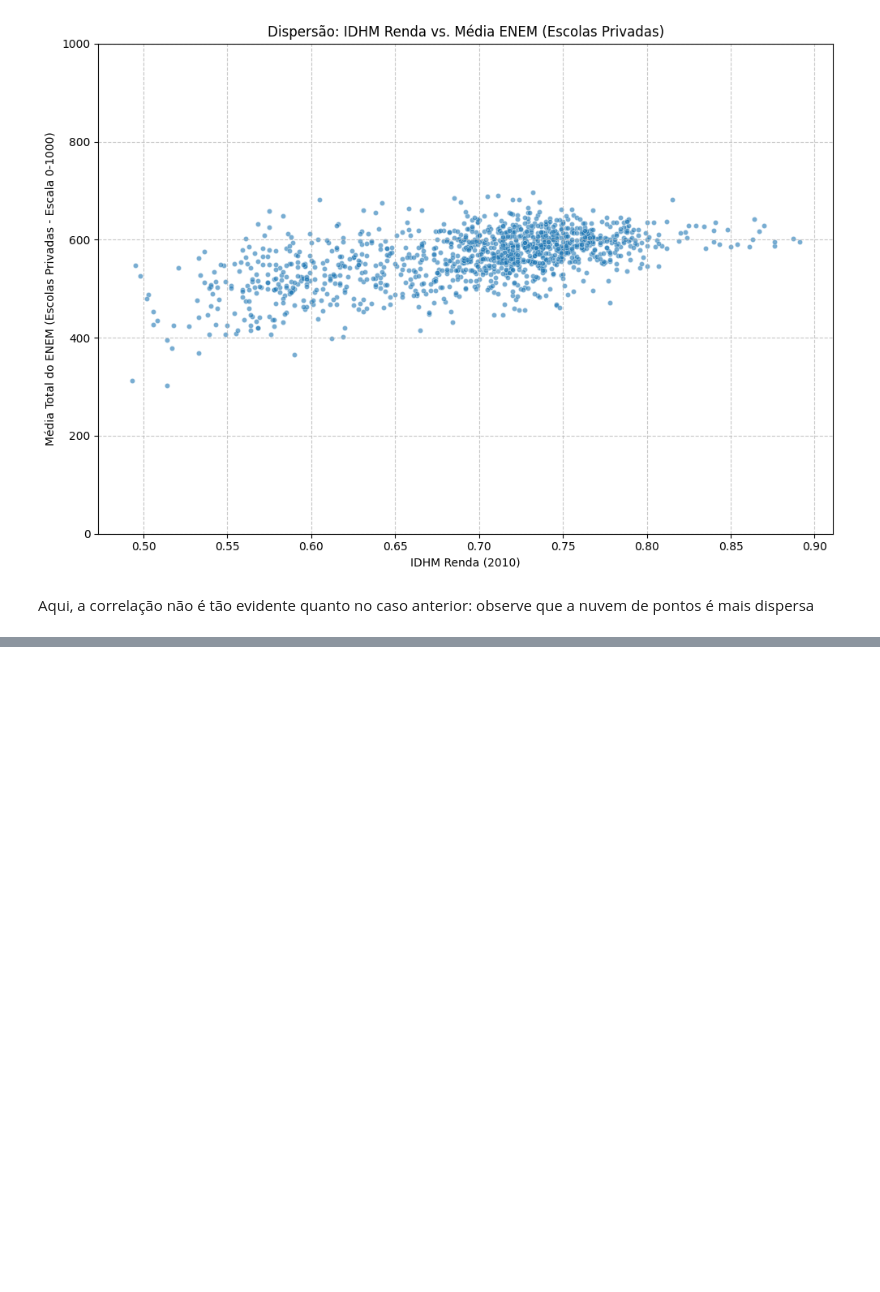
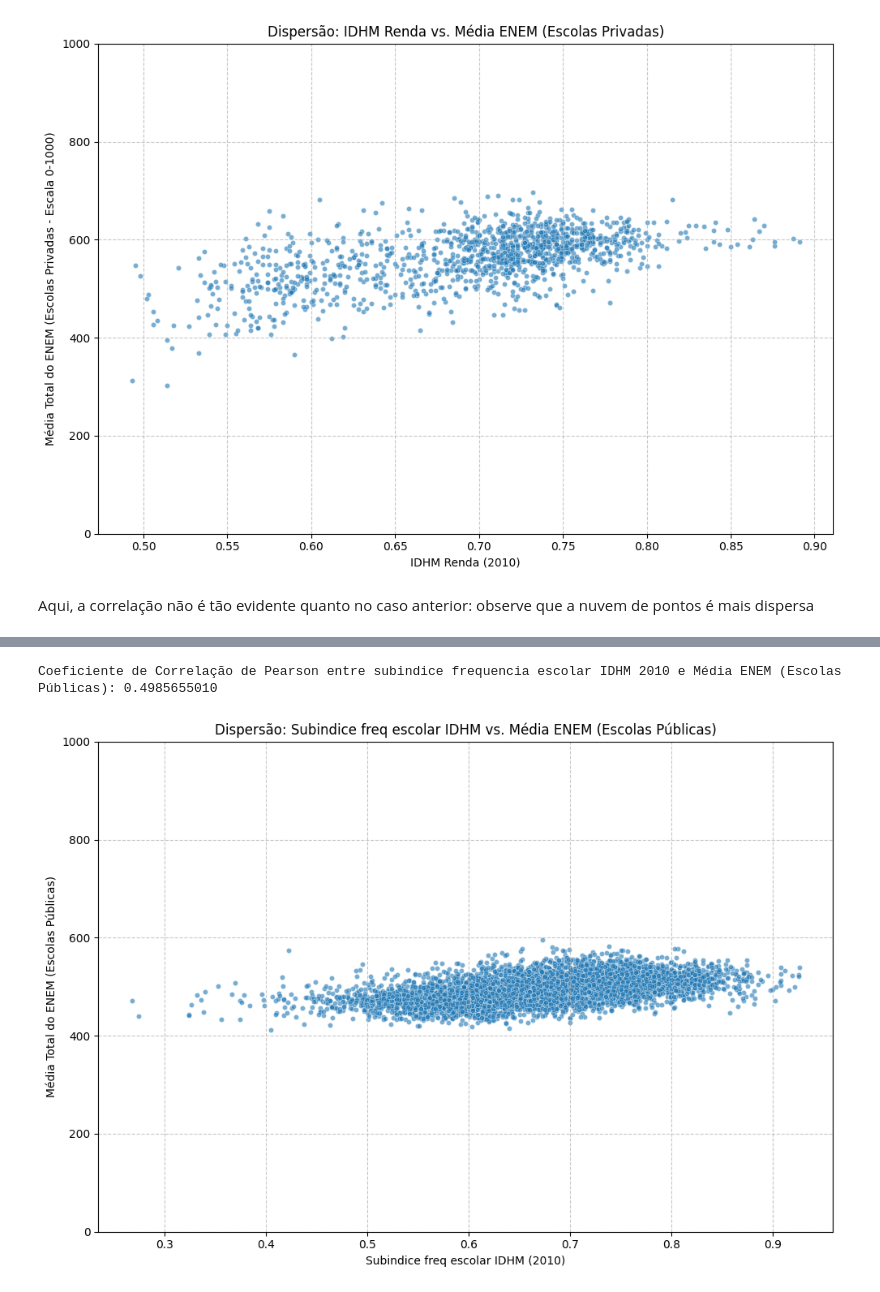
Before and after one commit to JeanBerly/TP2-IBD, a Jupyter notebook: analise.ipynb, the cells around one changed output, grey strips where cells are left out. Saved outputs shown, nothing was run; the diff lists cells and outputs as text; code cells hidden in the pictures; blank space fills up the shorter version.

Commit message:
Query subindice freq escolar IDHM e diferenca entre escolas Federais,estaduais,municipais no enem

```diff
--- a/analise.ipynb
+++ b/analise.ipynb
@@ -828,0 +891,27 @@ Aqui, a correlação não é tão evidente quanto no caso anterior: observe que
+# %%
+if not df_correlacao_freq_escolar_publica.empty:
+        correlacao = df_correlacao_freq_escolar_publica['Subíndice de frequência escolar - IDHM Educação 2010'].corr(df_correlacao_freq_escolar_publica['media_enem_publica_1000'])
+        print(f"\nCoeficiente de Correlação de Pearson entre subindice frequencia escolar IDHM 2010 e Média ENEM (Escolas Públicas): {correlacao:.10f}")
+
+        # --- Visualização: Gráfico de Dispersão ---
+        plt.figure(figsize=(10, 7))
+        sns.scatterplot(
+            x='Subíndice de frequência escolar - IDHM Educação 2010',
+            y='media_enem_publica_1000',
+            data=df_correlacao_freq_escolar_publica,
+            alpha=0.6,
+            s=20
+        )
+        plt.title('Dispersão: Subindice freq escolar IDHM vs. Média ENEM (Escolas Públicas)')
+        plt.xlabel('Subindice freq escolar IDHM (2010)')
+        plt.ylabel('Média Total do ENEM (Escolas Públicas)')
+        plt.grid(True, linestyle='--', alpha=0.7)
+        plt.ylim(0, 1000)
+        plt.tight_layout()
+        plt.show()
+
+else:
+        print("Não há dados suficientes para calcular a correlação ou gerar o gráfico.")
+# %% [output]
+Coeficiente de Correlação de Pearson entre subindice frequencia escolar IDHM 2010 e Média ENEM (Escolas Públicas): 0.4985655010
+[figure, added]
```
Also changed, not shown: parts of 4 cells of this notebook.
